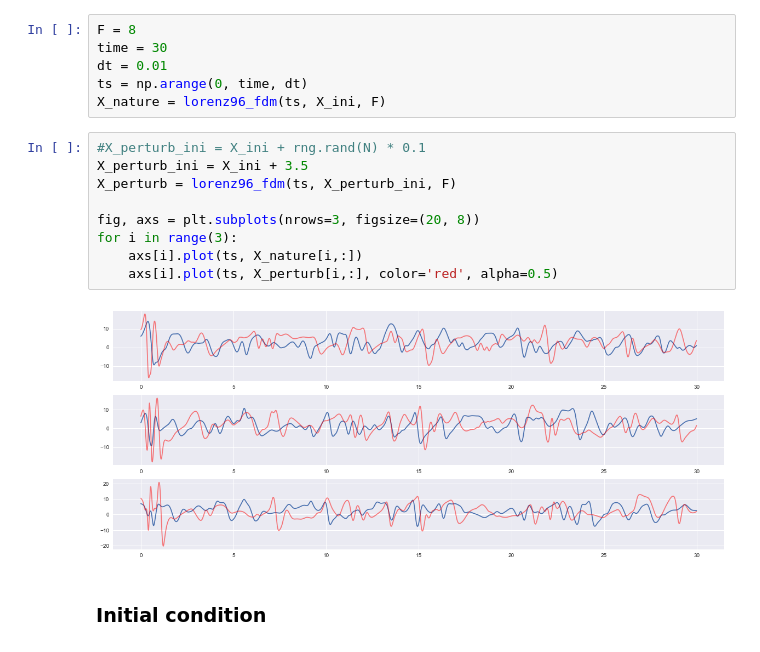
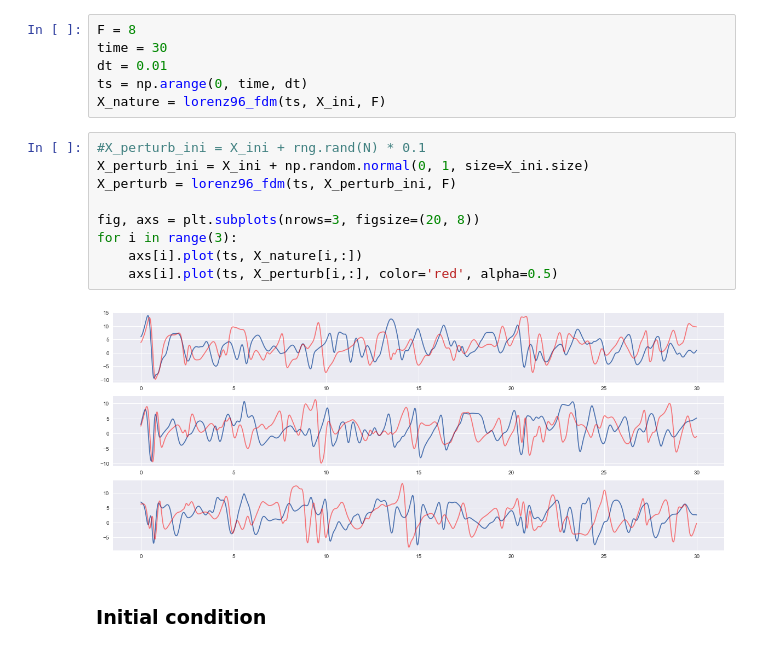
Before and after one commit to micky85lu/Data-Assimilation-Project, a Jupyter notebook: TEST_Lorenz96_and_KF.ipynb, the cells around one changed output. Saved outputs shown, nothing was run; the diff lists cells and outputs as text.

```diff
--- a/TEST_Lorenz96_and_KF.ipynb
+++ b/TEST_Lorenz96_and_KF.ipynb
@@ -54,14 +54,14 @@ ts = np.arange(0, time, dt)
 X_nature = lorenz96_fdm(ts, X_ini, F)
 # %%
 #X_perturb_ini = X_ini + rng.rand(N) * 0.1
-X_perturb_ini = X_ini + 3.5
+X_perturb_ini = X_ini + np.random.normal(0, 1, size=X_ini.size)
 X_perturb = lorenz96_fdm(ts, X_perturb_ini, F)
 
 fig, axs = plt.subplots(nrows=3, figsize=(20, 8))
 for i in range(3):
     axs[i].plot(ts, X_nature[i,:])
     axs[i].plot(ts, X_perturb[i,:], color='red', alpha=0.5)
 # %% [output]
-[figure, old version]
+[figure, new version]
 # %% [markdown]
 ### Initial condition
```
Also changed, not shown: parts of 4 cells of this notebook, 2 other files.
